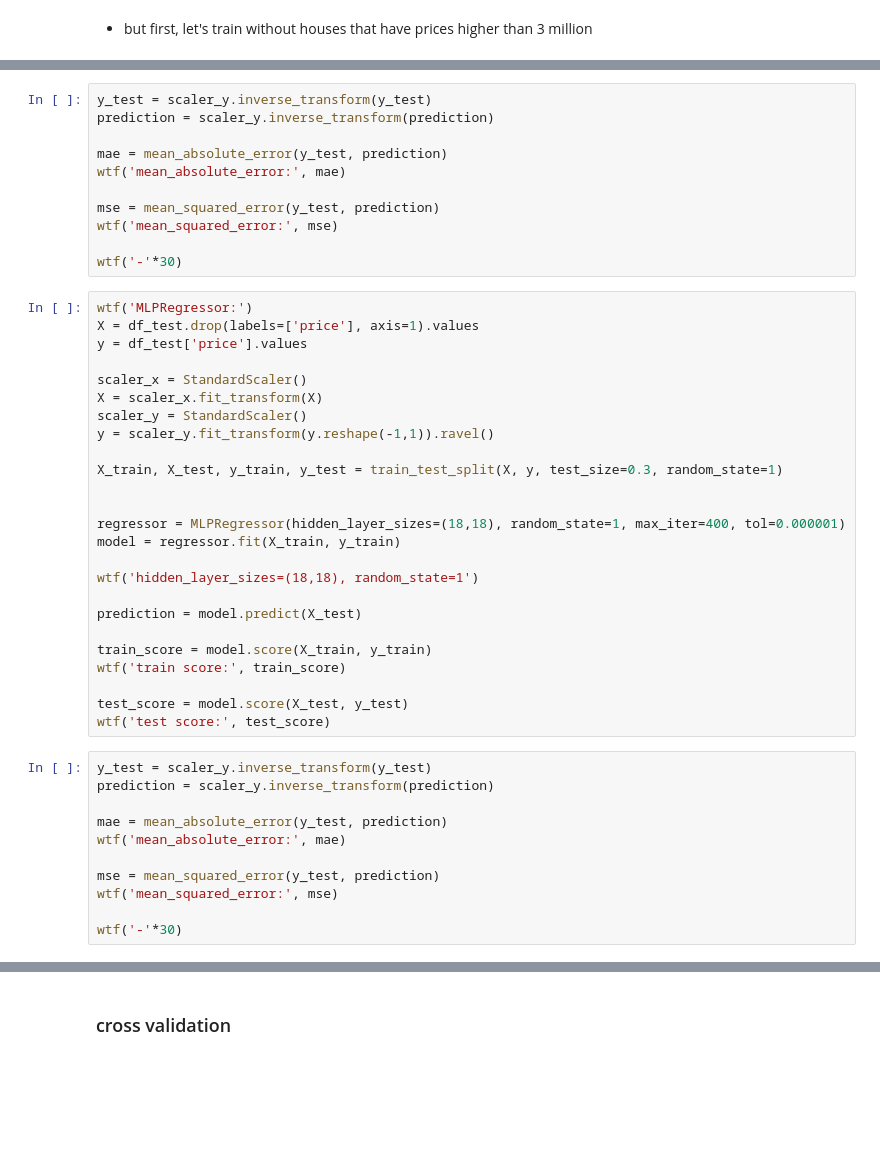
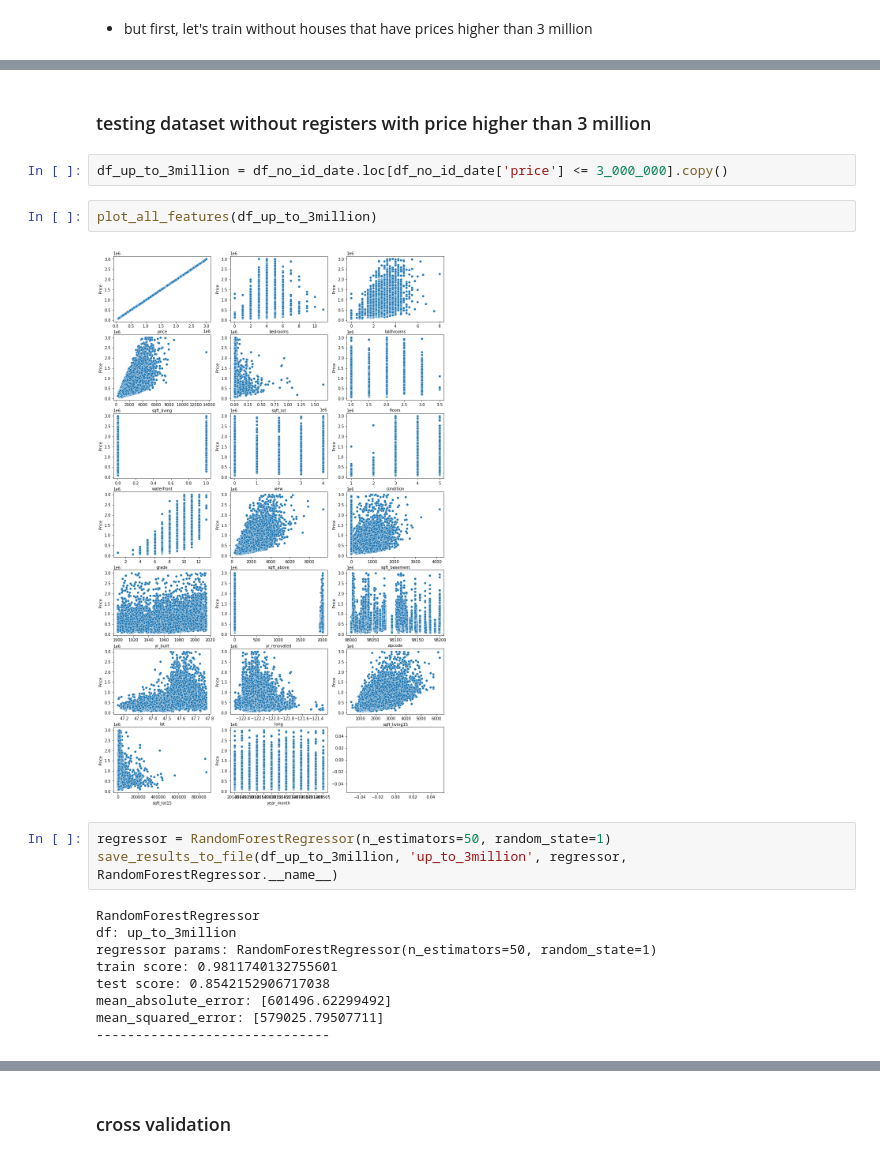
Before and after one commit to mfpardini/data_science, a Jupyter notebook: kc_house_data_study/kc_house_study.ipynb, the cells around one changed output, grey strips where cells are left out. Cells and saved outputs as stored; diff of their text form; blank space fills up the shorter version.

```diff
--- a/kc_house_data_study/kc_house_study.ipynb
+++ b/kc_house_data_study/kc_house_study.ipynb
@@ -446,47 +403,20 @@ wtf('test score:', test_score)
-# %%
-y_test = scaler_y.inverse_transform(y_test)
-prediction = scaler_y.inverse_transform(prediction)
-
-mae = mean_absolute_error(y_test, prediction)
-wtf('mean_absolute_error:', mae)
-
-mse = mean_squared_error(y_test, prediction)
-wtf('mean_squared_error:', mse)
-
-wtf('-'*30)
-# %%
-wtf('MLPRegressor:')
-X = df_test.drop(labels=['price'], axis=1).values
-y = df_test['price'].values
-
-scaler_x = StandardScaler()
-X = scaler_x.fit_transform(X)
-scaler_y = StandardScaler()
-y = scaler_y.fit_transform(y.reshape(-1,1)).ravel()
-
-X_train, X_test, y_train, y_test = train_test_split(X, y, test_size=0.3, random_state=1)
-
-
-regressor = MLPRegressor(hidden_layer_sizes=(18,18), random_state=1, max_iter=400, tol=0.000001)
-model = regressor.fit(X_train, y_train)
-
-wtf('hidden_layer_sizes=(18,18), random_state=1')
-
-prediction = model.predict(X_test)
-
-train_score = model.score(X_train, y_train)
-wtf('train score:', train_score)
-
-test_score = model.score(X_test, y_test)
-wtf('test score:', test_score)
-# %%
-y_test = scaler_y.inverse_transform(y_test)
-prediction = scaler_y.inverse_transform(prediction)
-
-mae = mean_absolute_error(y_test, prediction)
-wtf('mean_absolute_error:', mae)
-
-mse = mean_squared_error(y_test, prediction)
-wtf('mean_squared_error:', mse)
-
-wtf('-'*30)
+# %% [markdown]
+### testing dataset without registers with price higher than 3 million
+# %%
+df_up_to_3million = df_no_id_date.loc[df_no_id_date['price'] <= 3_000_000].copy()
+# %%
+plot_all_features(df_up_to_3million)
+# %% [output]
+[figure, added]
+# %%
+regressor = RandomForestRegressor(n_estimators=50, random_state=1)
+save_results_to_file(df_up_to_3million, 'up_to_3million', regressor, RandomForestRegressor.__name__)
+# %% [output]
+RandomForestRegressor
+df: up_to_3million
+regressor params: RandomForestRegressor(n_estimators=50, random_state=1)
+train score: 0.9811740132755601
+test score: 0.8542152906717038
+mean_absolute_error: [601496.62299492]
+mean_squared_error: [579025.79507711]
+------------------------------
```
Also changed, not shown: parts of 35 cells of this notebook, 1 other file.
